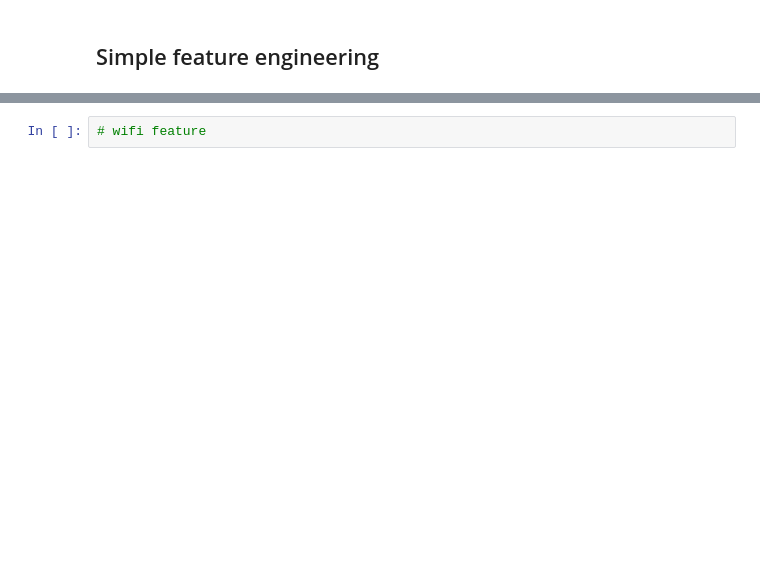
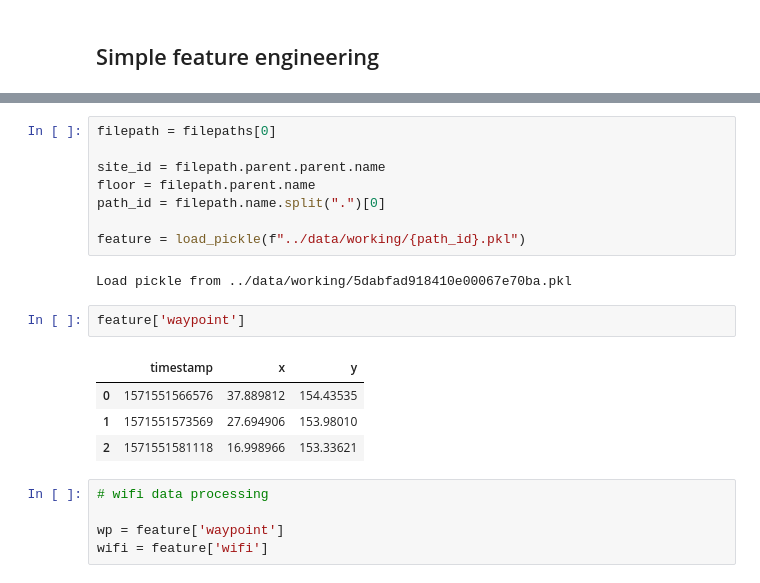
Before and after one commit to konumaru/indoor_location_and_Navigation, a Jupyter notebook: notebook/RawDataProcessing.ipynb, the cells around one changed output, grey strips where cells are left out. Saved outputs shown, nothing was run; the diff lists cells and outputs as text; blank space fills up the shorter version.

```diff
--- a/notebook/RawDataProcessing.ipynb
+++ b/notebook/RawDataProcessing.ipynb
@@ -138,2 +211,22 @@ Name: 2, dtype: float64
+# %%
+filepath = filepaths[0]
+
+site_id = filepath.parent.parent.name
+floor = filepath.parent.name
+path_id = filepath.name.split(".")[0]
+
+feature = load_pickle(f"../data/working/{path_id}.pkl")
+# %% [output]
+Load pickle from ../data/working/5dabfad918410e00067e70ba.pkl
+# %%
+feature['waypoint']
+# %% [output]
+|  | timestamp | x | y |
+| 0 | 1571551566576 | 37.889812 | 154.43535 |
+| 1 | 1571551573569 | 27.694906 | 153.98010 |
+| 2 | 1571551581118 | 16.998966 | 153.33621 |
 # %%
-# wifi feature
+# wifi data processing
+
+wp = feature['waypoint']
+wifi = feature['wifi']
```
Also changed, not shown: parts of 21 cells of this notebook, 4 other files.
